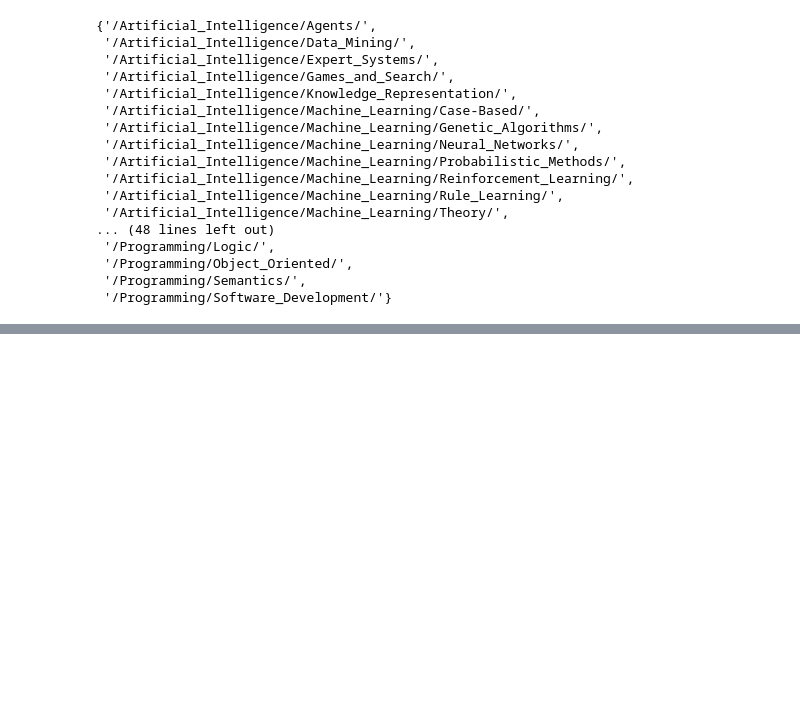
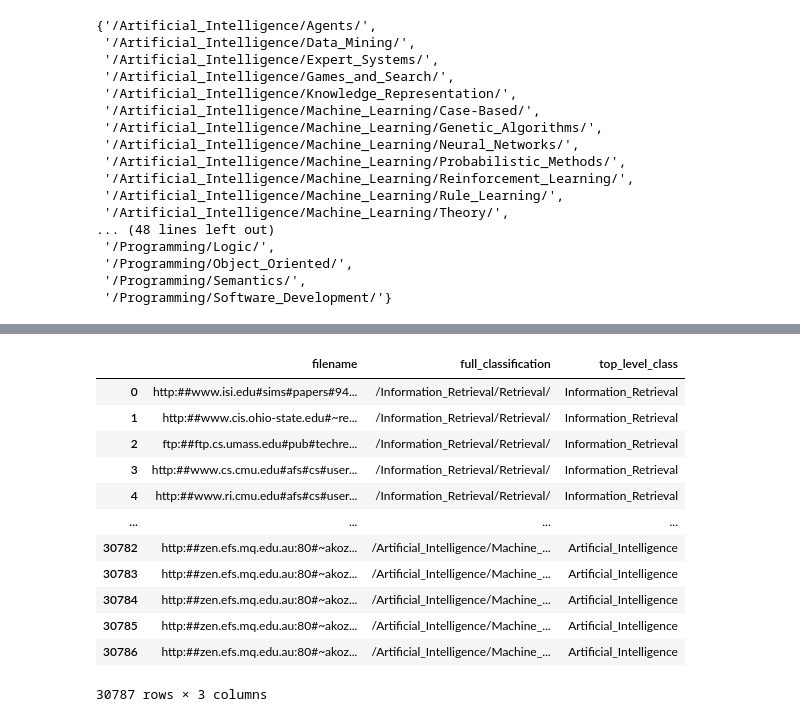
Before and after one commit to urielsinger/tNodeEmbed, a Jupyter notebook: data/CORA/cora.ipynb, the cells around one changed output, grey strips where cells are left out. Drawn from its saved outputs; the diff is of its cells as text; code cells hidden in the pictures; blank space fills up the shorter version.

```diff
--- a/data/CORA/cora.ipynb
+++ b/data/CORA/cora.ipynb
@@ -246,0 +256,17 @@ There are 64 hierarchical classes:
+# %%
+classifications_df = classifications_df.assign(top_level_class = lambda df: df.full_classification.apply(lambda full: re.match(r'^\/([^\/]*)', full).group(1)))
+classifications_df
+# %% [output]
+|  | filename | full_classification | top_level_class |
+| 0 | http:##www.isi.edu#sims#papers#94... | /Information_Retrieval/Retrieval/ | Information_Retrieval |
+| 1 | http:##www.cis.ohio-state.edu#~re... | /Information_Retrieval/Retrieval/ | Information_Retrieval |
+| 2 | ftp:##ftp.cs.umass.edu#pub#techre... | /Information_Retrieval/Retrieval/ | Information_Retrieval |
+| 3 | http:##www.cs.cmu.edu#afs#cs#user... | /Information_Retrieval/Retrieval/ | Information_Retrieval |
+| 4 | http:##www.ri.cmu.edu#afs#cs#user... | /Information_Retrieval/Retrieval/ | Information_Retrieval |
+| ... | ... | ... | ... |
+| 30782 | http:##zen.efs.mq.edu.au:80#~akoz... | /Artificial_Intelligence/Machine_... | Artificial_Intelligence |
+| 30783 | http:##zen.efs.mq.edu.au:80#~akoz... | /Artificial_Intelligence/Machine_... | Artificial_Intelligence |
+| 30784 | http:##zen.efs.mq.edu.au:80#~akoz... | /Artificial_Intelligence/Machine_... | Artificial_Intelligence |
+| 30785 | http:##zen.efs.mq.edu.au:80#~akoz... | /Artificial_Intelligence/Machine_... | Artificial_Intelligence |
+| 30786 | http:##zen.efs.mq.edu.au:80#~akoz... | /Artificial_Intelligence/Machine_... | Artificial_Intelligence |
+30787 rows × 3 columns
```
Also changed, not shown: parts of 13 cells of this notebook.
